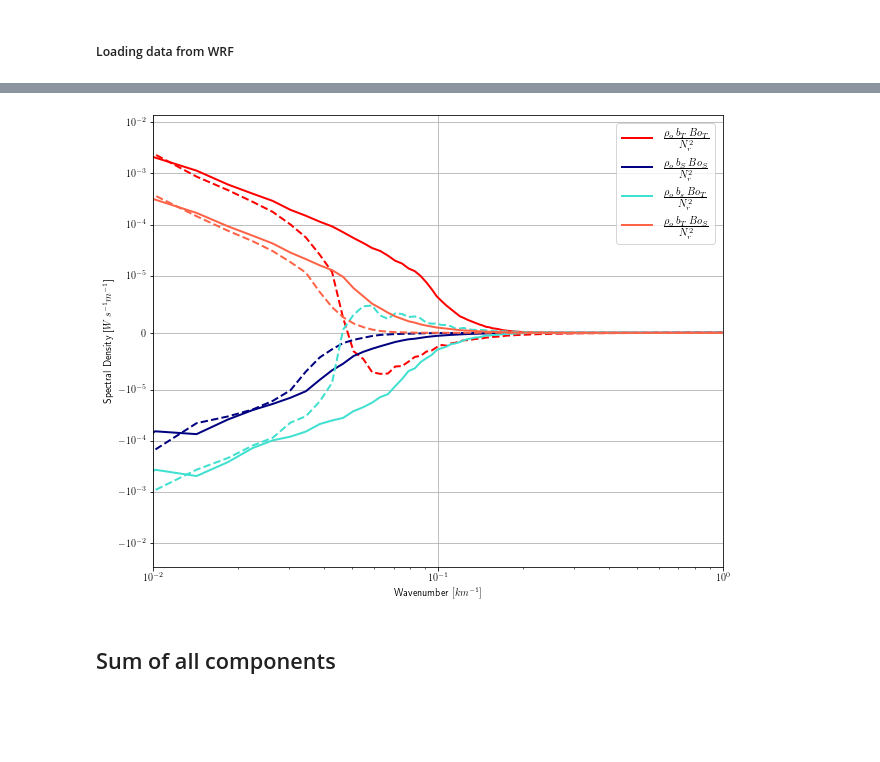
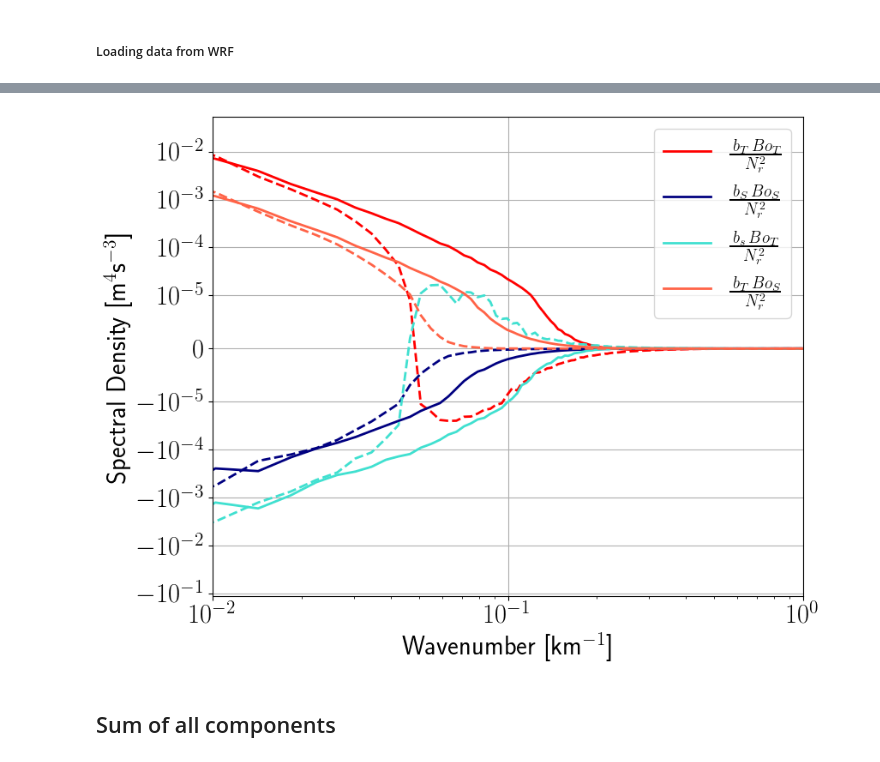
Before and after one commit to igoruchoa/FeedbackSubmeso, a Jupyter notebook: 2_CROCO/bBo_computation.ipynb, the cells around one changed output, grey strips where cells are left out. Drawn from its saved outputs; the diff is of its cells as text; code cells hidden in the pictures; blank space fills up the shorter version.

```diff
--- a/2_CROCO/bBo_computation.ipynb
+++ b/2_CROCO/bBo_computation.ipynb
@@ -416,45 +419,46 @@ plt.savefig('/homes/metogra/iufarias/Documents/figures/2_CROCO/bBo/bTBoS_spectra
 plt.figure(figsize=(9,7))
 
 
-plt.plot(btBt_f.freq_r/dxx,(rho/N2r)*btBt_f.mean(axis=0),label=r'$\frac{\rho_o \,b_T \,Bo_T}{N^2_r}$',linewidth=2,color='red')
-plt.plot(btBt_t.freq_r/dxx,(rho/N2r)*btBt_t.mean(axis=0),'--',linewidth=2,color='red')
+plt.plot(btBt_f.freq_r/dxx,((1/N2r)*btBt_f.mean(axis=0))/dxx*1e3,label=r'$\frac{ \,b_T \,Bo_T}{N^2_r}$',linewidth=2,color='red')
+plt.plot(btBt_t.freq_r/dxx,((1/N2r)*btBt_t.mean(axis=0))/dxx*1e3,'--',linewidth=2,color='red')
 
 
-plt.plot(bsBs_f.freq_r/dxx,(rho/N2r)*bsBs_f.mean(axis=0),label=r'$\frac{\rho_o \,b_S \,Bo_S}{N^2_r}$',linewidth=2,color='navy')
-plt.plot(bsBs_t.freq_r/dxx,(rho/N2r)*bsBs_t.mean(axis=0),'--',linewidth=2,color='navy')
+plt.plot(bsBs_f.freq_r/dxx,((1/N2r)*bsBs_f.mean(axis=0))/dxx*1e3,label=r'$\frac{ \,b_S \,Bo_S}{N^2_r}$',linewidth=2,color='navy')
+plt.plot(bsBs_t.freq_r/dxx,((1/N2r)*bsBs_t.mean(axis=0))/dxx*1e3,'--',linewidth=2,color='navy')
 
 
-plt.plot(bsBt_f.freq_r/dxx,(rho/N2r)*bsBt_f.mean(axis=0),label=r'$\frac{\rho_o \,b_s \,Bo_T}{N^2_r}$',linewidth=2,color='turquoise')
-plt.plot(bsBt_t.freq_r/dxx,(rho/N2r)*bsBt_t.mean(axis=0),'--',linewidth=2,color='turquoise')
+plt.plot(bsBt_f.freq_r/dxx,((1/N2r)*bsBt_f.mean(axis=0))/dxx*1e3,label=r'$\frac{ \,b_s \,Bo_T}{N^2_r}$',linewidth=2,color='turquoise')
+plt.plot(bsBt_t.freq_r/dxx,((1/N2r)*bsBt_t.mean(axis=0))/dxx*1e3,'--',linewidth=2,color='turquoise')
 
 
 
-plt.plot(btBs_f.freq_r/dxx,(rho/N2r)*btBs_f.mean(axis=0),label=r'$\frac{\rho_o \,b_T \,Bo_S}{N^2_r}$',linewidth=2,color='tomato')
-plt.plot(btBs_t.freq_r/dxx,(rho/N2r)*btBs_t.mean(axis=0),'--',linewidth=2,color='tomato')
+plt.plot(btBs_f.freq_r/dxx,((1/N2r)*btBs_f.mean(axis=0))/dxx*1e3,label=r'$\frac{ \,b_T \,Bo_S}{N^2_r}$',linewidth=2,color='tomato')
+plt.plot(btBs_t.freq_r/dxx,((1/N2r)*btBs_t.mean(axis=0))/dxx*1e3,'--',linewidth=2,color='tomato')
 
 
 # plt.plot([1/50,1/50],[1000,0],'k--')
 
-plt.legend(prop={'size': 15})
+plt.legend(prop={'size': 20})
 
 plt.yscale('symlog',linthresh=1e-5)
 # plt.yscale('log')
 plt.xscale('log')
 
 
 
 # plt.title(r'$b_S*Bo_T$',fontweight='bold',fontsize=15)
-plt.ylabel(r'Spectral Density [$W\,s^{-1}m^{-1}$]',fontweight='bold')
-plt.xlabel(r'Wavenumber  $[km^{-1}]$',fontweight='bold')
+plt.ylabel(r'Spectral Density [m$^{4}$s$^{-3}$]',fontweight='bold')
+plt.xlabel(r'Wavenumber  [km$^{-1}$]',fontweight='bold')
+
 
 plt.xlim(1/100,1)
 # plt.ylim(0,1e-11)
 plt.grid()
 
 plt.tight_layout()
 plt.savefig('/homes/metogra/iufarias/Documents/figures/2_CROCO/bBo/bBo_all_spectral.png')
 # %% [output]
-[figure, old version]
+[figure, new version]
 # %% [markdown]
 ## Sum of all components
 # %%
```
Also changed, not shown: parts of 15 cells of this notebook, 2 other files.
